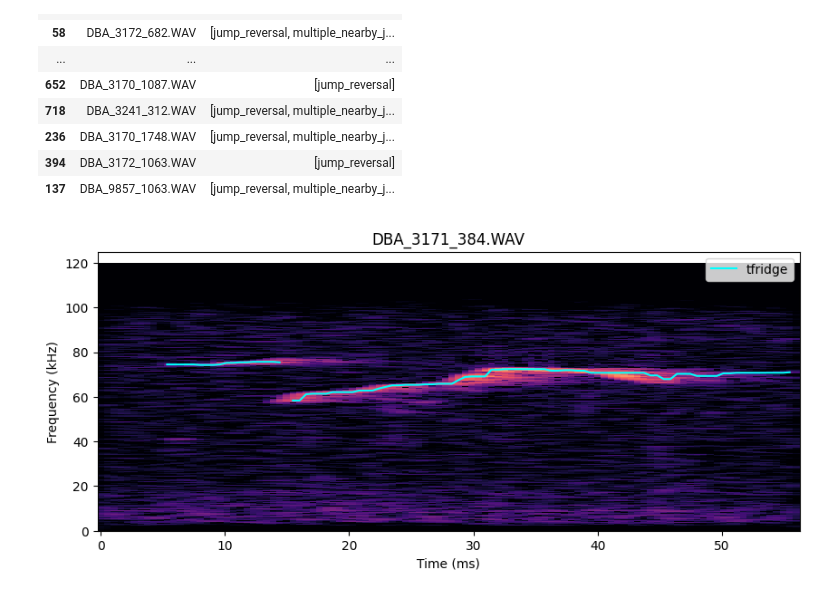
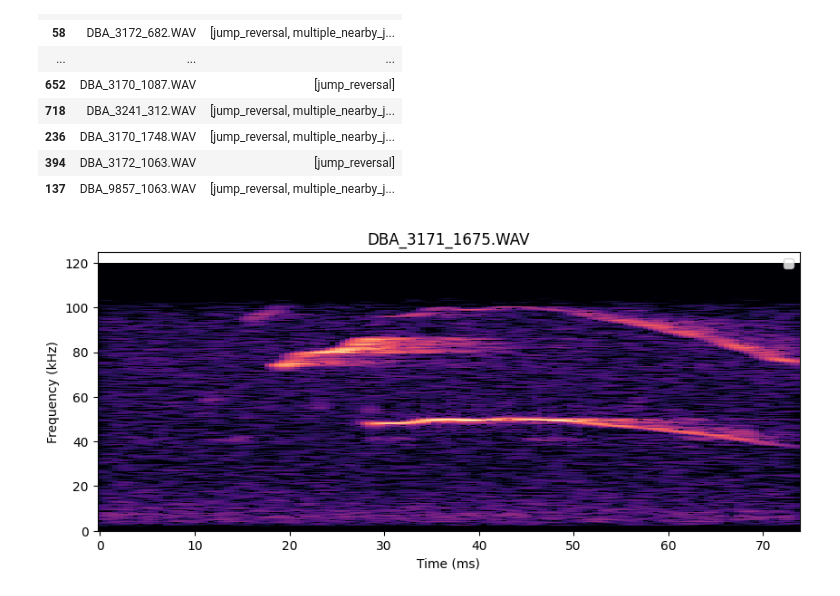
Before and after one commit to netra-khot/mouse-vocalization-2026, a Jupyter notebook: data_prep/audio_preprocess_01.ipynb, the cells around one changed output. Saved outputs shown, nothing was run; the diff lists cells and outputs as text; code cells hidden in the pictures.

```diff
--- a/data_prep/audio_preprocess_01.ipynb
+++ b/data_prep/audio_preprocess_01.ipynb
@@ -318,34 +318,34 @@ clean_file_df = file_df[
     ~file_df["filename"].isin(no_contour_files)
 ].copy()
 # %%
-path = file_df.iloc[9]["full_path"]
+path = file_df.iloc[38]["full_path"]
 
 # Existing tfridge method
 old_result = utils.get_main_freq_traj(path)
 times_old, freq_old = old_result[:2]
 
 # Computer-vision method
 times_cv, freq_cv, amp_cv = utils.get_cv_freq_traj(path)
 
 # Background spectrogram
 audio, sr = utils.load_audio(path, target_sr=240000)
 audio = utils.bandpass_filter(audio, sr)
 S_db, freqs, times = utils.quick_spectrogram(audio, sr)
 
 plt.figure(figsize=(10, 4))
 plt.pcolormesh(times * 1000, freqs / 1000, S_db,
                shading="auto", cmap="magma", vmin=-60, vmax=0)
 
 plt.plot(times_old * 1000, freq_old / 1000,
          color="cyan", label="tfridge")
 # plt.plot(times_cv * 1000, freq_cv / 1000,
 #          color="lime", linestyle="--", label="CV")
 
 plt.ylim(0, 125)
 plt.xlabel("Time (ms)")
 plt.ylabel("Frequency (kHz)")
 plt.title(Path(path).name)
 plt.legend()
 plt.show()
 # %% [output]
-[figure, old version]
+[figure, new version]
```
Also changed, not shown: 2 other files.
